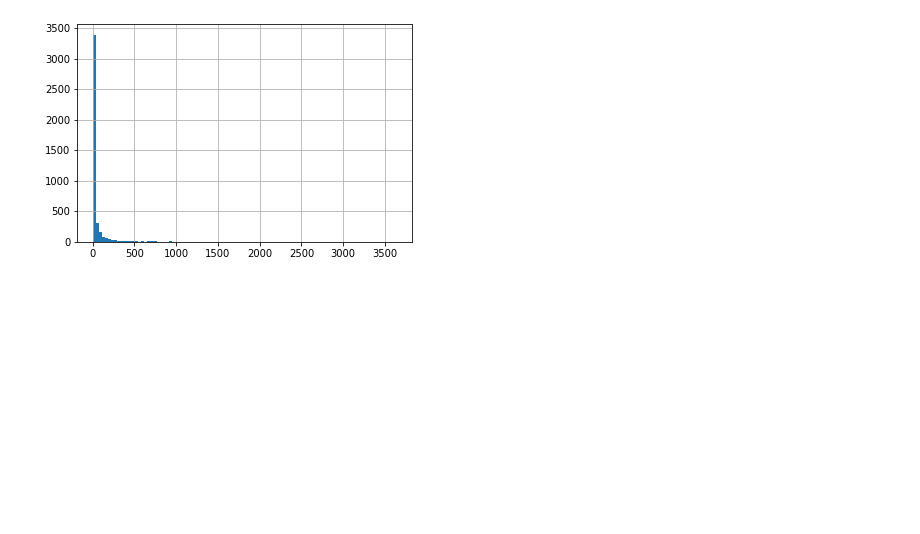
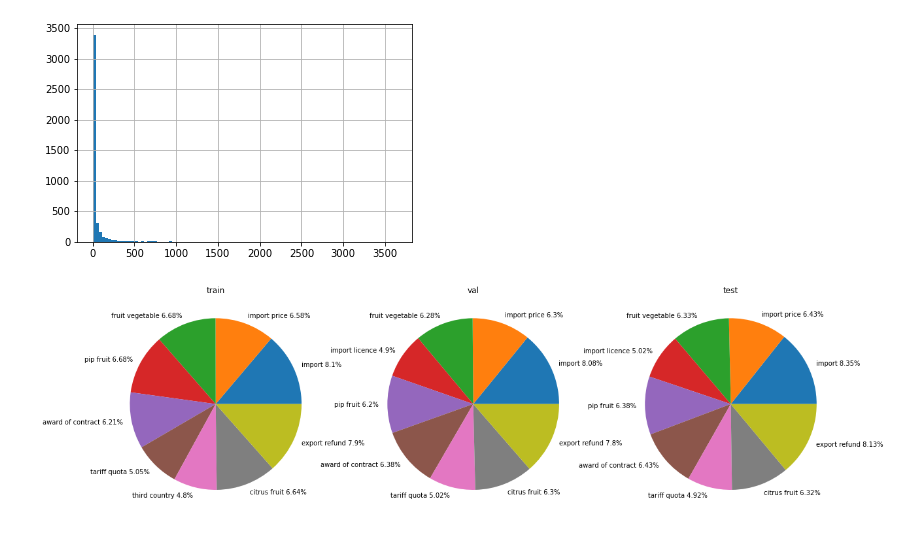
Before and after one commit to troechka/transformers-in-regtech, a Jupyter notebook: notebooks/explore.ipynb, the cells around one changed output. Saved outputs shown, nothing was run; the diff lists cells and outputs as text; code cells hidden in the pictures; blank space fills up the shorter version.

```diff
--- a/notebooks/explore.ipynb
+++ b/notebooks/explore.ipynb
@@ -54,3 +54,19 @@ ohe_train.sum().hist(bins=100)
 # %% [output]
 <AxesSubplot:>
 [figure]
+# %%
+
+fig, axs = plt.subplots(1, 3, figsize=[20, 10])
+l = [ohe_train, ohe_val, ohe_test]
+names = ['train', 'val', 'test']
+for i, x in enumerate(l):
+    counts = x.sum()
+    axs[i].pie(x=counts.values[counts > counts.sort_values()[-10]],
+                         labels=counts.index[counts > counts.sort_values()[-10]] + " " + (counts.values[counts > counts.sort_values()[-10]] / len(x) * 100).round(2).astype(str) + "%",
+                        #  normalize=True, textprops={"fontsize":15},
+                        #  colors=colors[[x in labels[remp.iloc[i] > 0.1] for x in super_set]]
+                        )
+    axs[i].set_title(f'{names[i]}')
+plt.show()
+# %% [output]
+[figure, added]
```
